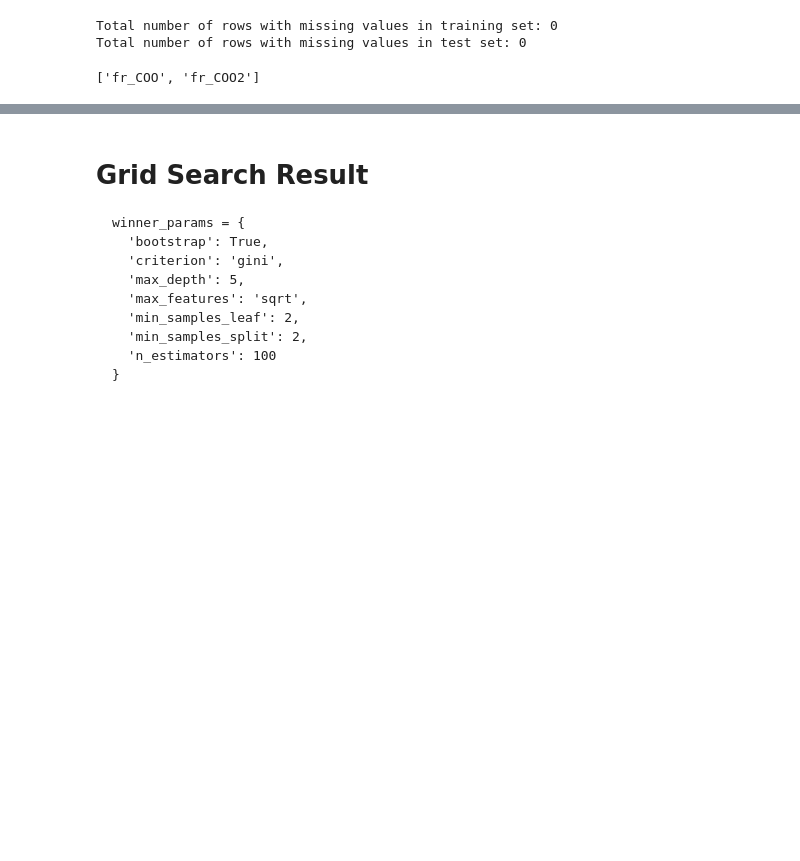
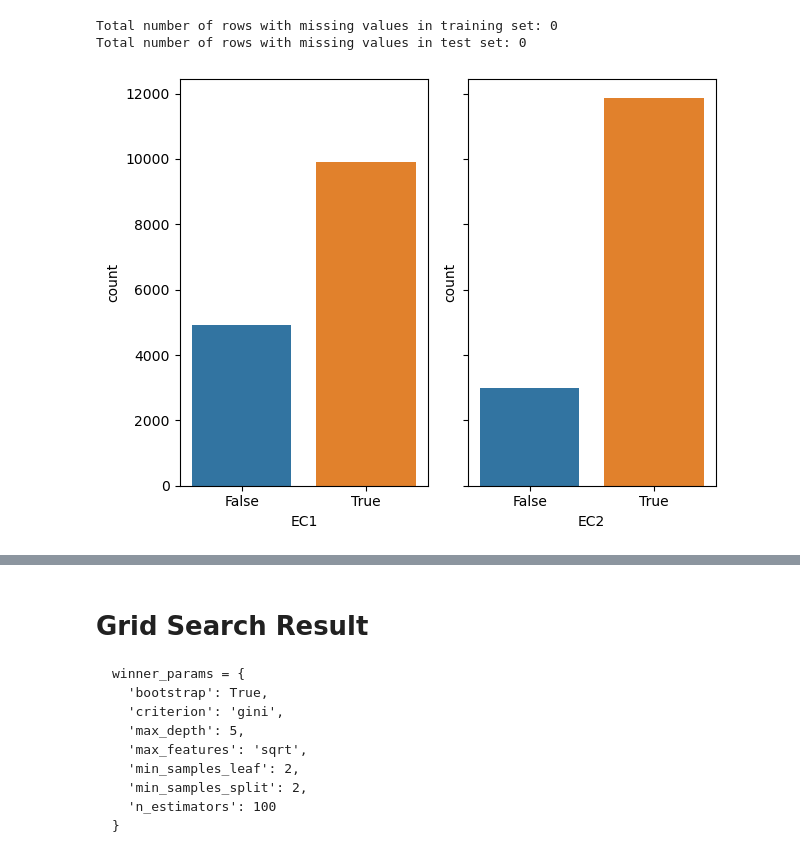
Before and after one commit to roman91DE/Multi-Label-Classification-Enzyme-Substrate_Kaggle-Competition, a Jupyter notebook: main.ipynb, the cells around one changed output, grey strips where cells are left out. Saved outputs shown, nothing was run; the diff lists cells and outputs as text; code cells hidden in the pictures; blank space fills up the shorter version.

```diff
--- a/main.ipynb
+++ b/main.ipynb
@@ -69,10 +69,21 @@ print(f"Total number of rows with missing values in test set: {df_test.isna().su
 # %% [output]
 Total number of rows with missing values in training set: 0
 Total number of rows with missing values in test set: 0
-# %%
-cat_cols
-# %% [output]
-['fr_COO', 'fr_COO2']
+# %%
+# use seaborn to plot the distribution of EC1 and EC2 in the training set
+
+import seaborn as sns
+
+fig, (axup, axbot) = plt.subplots(ncols=2, nrows=1, sharey=True)
+
+sns.countplot(x="EC1", data=df_train, ax=axup)
+sns.countplot(x="EC2", data=df_train, ax=axbot)
+
+plt.tight_layout()
+
+plt.show()
+# %% [output]
+[figure, added]
 # %%
 # prepare the cat_cols for the model
 df_train = pd.get_dummies(df_train, columns=cat_cols, drop_first=True)
```
Also changed, not shown: parts of 8 cells of this notebook, 2 other files.
